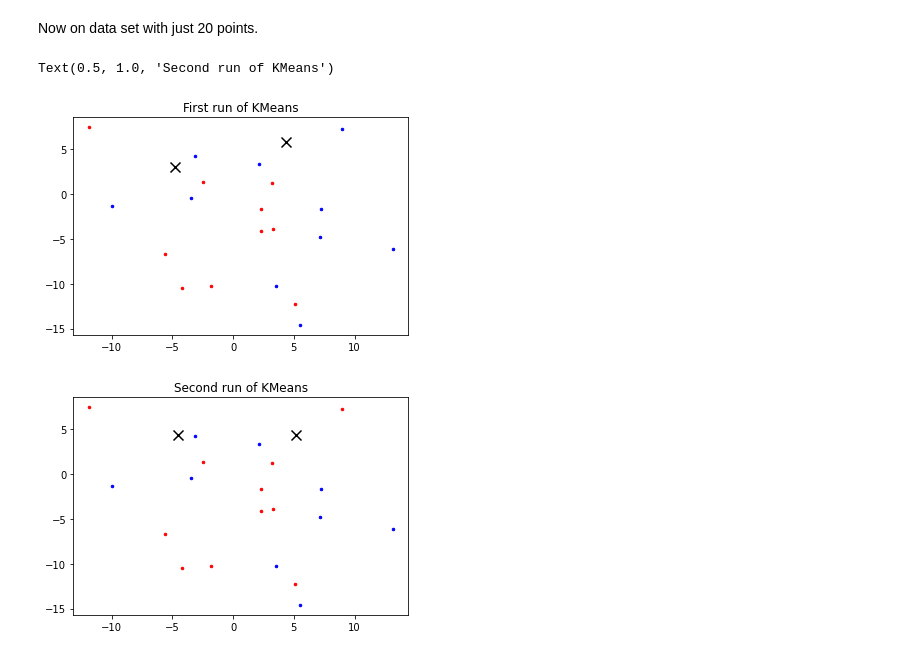
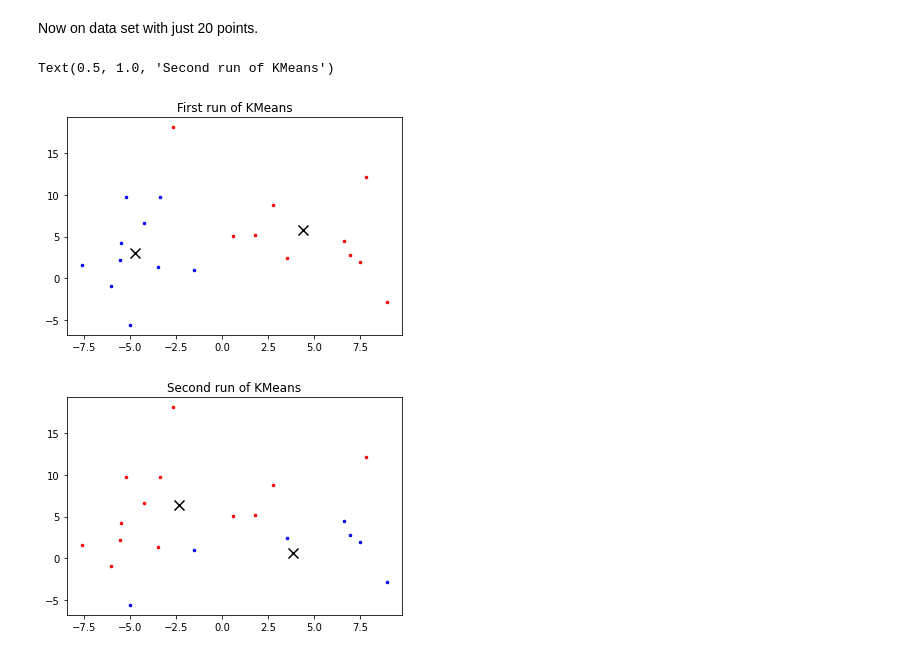
Before and after one commit to dapetri/Revisiting-STS-Clustering-Meaninglessness, a Jupyter notebook: py/keogh_mail.ipynb, the cells around one changed output. Saved outputs shown, nothing was run; the diff lists cells and outputs as text; code cells hidden in the pictures.

```diff
--- a/py/keogh_mail.ipynb
+++ b/py/keogh_mail.ipynb
@@ -109,36 +109,36 @@ group_2_1 = np.zeros((np.count_nonzero(labels_2==1),2))
 
 c_1 = 0
 c_2 = 0
 for i in range(len(labels_1)):
     if labels_1[i] == 0:
-        group_1_0[c_1] = samples_2000[i]
+        group_1_0[c_1] = samples_20[i]
         c_1 += 1
     else:
-        group_1_1[c_2] = samples_2000[i]
+        group_1_1[c_2] = samples_20[i]
         c_2 += 1
 
 c_1 = 0
 c_2 = 0
 for i in range(len(labels_2)):
     if labels_2[i] == 0:
-        group_2_0[c_1] = samples_2000[i]
+        group_2_0[c_1] = samples_20[i]
         c_1 += 1
     else:
-        group_2_1[c_2] = samples_2000[i]
+        group_2_1[c_2] = samples_20[i]
         c_2 += 1
 
 plt.figure()
 plt.scatter(group_1_0[:,0],group_1_0[:,1],s=np.pi*2,c='blue')
 plt.scatter(group_1_1[:,0],group_1_1[:,1],s=np.pi*2,c='red')
 plt.scatter(centroids_1[:,0],centroids_1[:,1],s=100,marker='x',c='black')
 plt.title('First run of KMeans')
 
 plt.figure()
 plt.scatter(group_2_0[:,0],group_2_0[:,1],s=np.pi*2,c='blue')
 plt.scatter(group_2_1[:,0],group_2_1[:,1],s=np.pi*2,c='red')
 plt.scatter(centroids_2[:,0],centroids_2[:,1],s=100,marker='x',c='black')
 plt.title('Second run of KMeans')
 # %% [output]
 Text(0.5, 1.0, 'Second run of KMeans')
-[figure, old version]
+[figure, new version]
-[figure, old version]
+[figure, new version]
```
Also changed, not shown: parts of 1 cell of this notebook, 3 other files.
